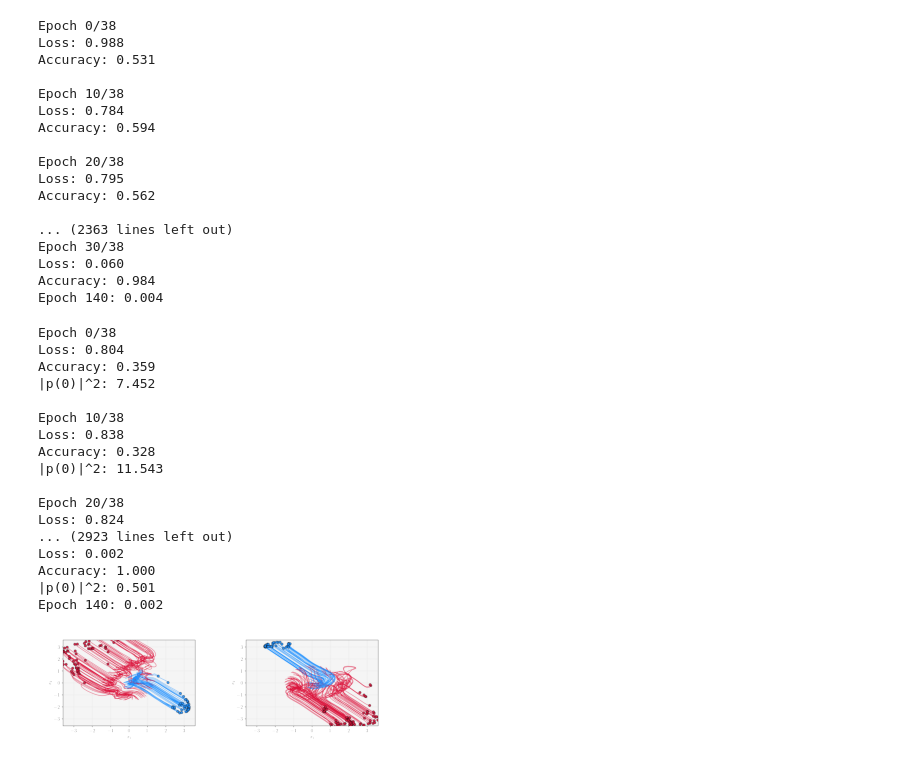
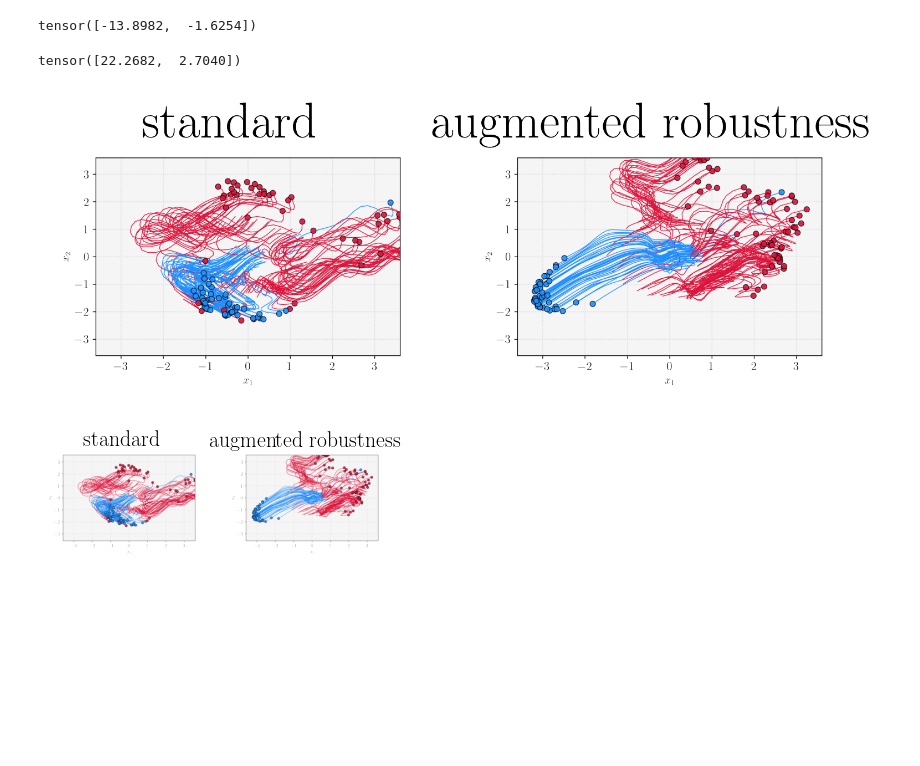
Before and after one commit to twoehrer/robust_nODE, a Jupyter notebook: plots.ipynb, the cells around one changed output. Saved outputs shown, nothing was run; the diff lists cells and outputs as text; code cells hidden in the pictures; blank space fills up the shorter version.

```diff
--- a/plots.ipynb
+++ b/plots.ipynb
@@ -11,6 +11,9 @@ import pickle
 import sys
 import matplotlib.pyplot as plt
 import imageio
+
+#if trainin false, models will be loaded from file
+training = False
 # %%
 hidden_dim, data_dim = 2, 2
 T, num_steps = 5.0, 10  #T is the end time, num_steps are the amount of discretization steps for the ODE solver
@@ -34,82 +37,70 @@ anode = NeuralODE(device, data_dim, hidden_dim, augment_dim=0, non_linearity='ta
 
 optimizer_anode = torch.optim.Adam(anode.parameters(), lr=1e-3, weight_decay=weight_decay) #weight decay parameter modifies norm
 trainer_anode = Trainer(anode, optimizer_anode, device, cross_entropy=cross_entropy,
-                        turnpike=turnpike, bound=bound, fixed_projector=fp)
+                        turnpike=turnpike, bound=bound, fixed_projector=fp, verbose = False)
 # %%
 
 rob_node = robNeuralODE(device, data_dim, hidden_dim, augment_dim=0, non_linearity='tanh',
-                            architecture='outside', T=T, time_steps=num_steps, fixed_projector=fp, cross_entropy=cross_entropy, verbose = False)
+                            architecture='outside', T=T, time_steps=num_steps, fixed_projector=fp, cross_entropy=cross_entropy)
 
 
 optimizer_rob_node = torch.optim.Adam(rob_node.parameters(), lr=1e-3, weight_decay=weight_decay) #weight decay parameter modifies norm
 trainer_rob_node = robTrainer(rob_node, optimizer_rob_node, device, cross_entropy=cross_entropy,
                         turnpike=turnpike, bound=bound, fixed_projector=fp, verbose = False)
 # %%
+#%%capture #this surpresses output
+
 with open('data.txt', 'rb') as fp:
     data_line, test = pickle.load(fp)
-dataloader = DataLoader(data_line, batch_size=64, shuffle=False)
-dataloader_viz = DataLoader(data_line, batch_size=128, shuffle=False)
+dataloader = DataLoader(data_line, batch_size=64, shuffle=True)
+dataloader_viz = DataLoader(data_line, batch_size=128, shuffle=True)
 
 
-trainer_anode.train(dataloader, num_epochs)
-trainer_rob_node.train(dataloader, num_epochs)
+if training:
+    trainer_anode.train(dataloader, num_epochs)
+    trainer_rob_node.train(dataloader, num_epochs)
+
+    torch.save(anode.state_dict(), 'anode.pth')
+    torch.save(rob_node.state_dict(), 'rob_node.pth')
+else:
+    anode.load_state_dict(torch.load('anode.pth'))
+    rob_node.load_state_dict(torch.load('rob_node.pth'))
-# %% [output]
-Epoch 0/38
-Loss: 0.988
-Accuracy: 0.531
-
-Epoch 10/38
-Loss: 0.784
-Accuracy: 0.594
-
-Epoch 20/38
-Loss: 0.795
-Accuracy: 0.562
-
-... (2363 lines left out)
-Epoch 30/38
-Loss: 0.060
-Accuracy: 0.984
-Epoch 140: 0.004
-Epoch 0/38
-Loss: 0.804
-Accuracy: 0.359
-|p(0)|^2: 7.452
-
-Epoch 10/38
-Loss: 0.838
-Accuracy: 0.328
-|p(0)|^2: 11.543
-
-Epoch 20/38
-Loss: 0.824
-... (2923 lines left out)
-Loss: 0.002
-Accuracy: 1.000
-|p(0)|^2: 0.501
-Epoch 140: 0.002
+# %%
+inputs, targets = next(iter(dataloader_viz))
+print(sum(inputs))
+# %% [output]
+tensor([-13.8982,  -1.6254])
 # %%
-for inputs, targets in dataloader_viz:
-    break
+inputs, targets = next(iter(dataloader_viz))
+print(sum(inputs))
+
+inputs[0] = inputs[0] + 1
 
 filename_base = '1traj'
 filename_s = filename_base + '_s'
 filename_r = filename_base + '_r'
 
 plt_classifier(anode, num_steps=10, save_fig = '1generalization.pdf')
 plt_classifier(rob_node, num_steps=10, save_fig = '1rob_generalization.pdf')
 trajectory_gif(anode, inputs, targets, timesteps=num_steps, filename = filename_s +'.gif')
 trajectory_gif(rob_node, inputs, targets, timesteps=num_steps, filename = filename_r + '.gif')
 
 plt.figure(1)
 plt.subplot(121)
 plt.imshow(imageio.imread(filename_s + '29.png'))
+plt.title('standard')
 plt.axis('off')
 plt.subplot(122)
 plt.imshow(imageio.imread(filename_r + '29.png'))
+plt.title('augmented robustness')
 plt.axis('off')
 
 plt.savefig('1comparison_' + filename_base + '.png',
                     format='png', dpi=300, bbox_inches='tight')
+
+from IPython.display import Image
+Image(filename='1comparison_1traj.png')
 # %% [output]
+tensor([22.2682,  2.7040])
-[figure, old version]
+[figure, new version]
+[figure, added]
```
Also changed, not shown: parts of 1 cell of this notebook, 2 other files.
